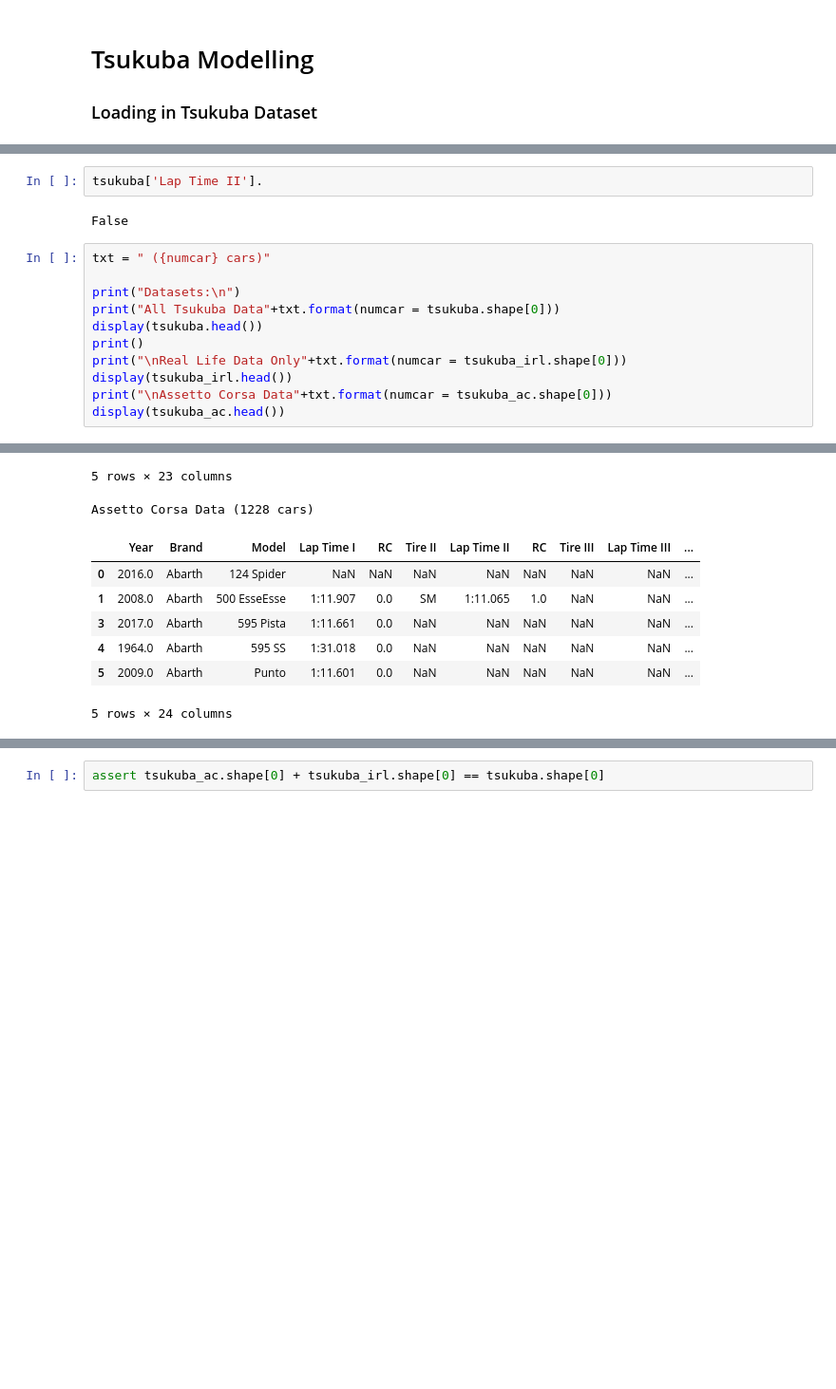
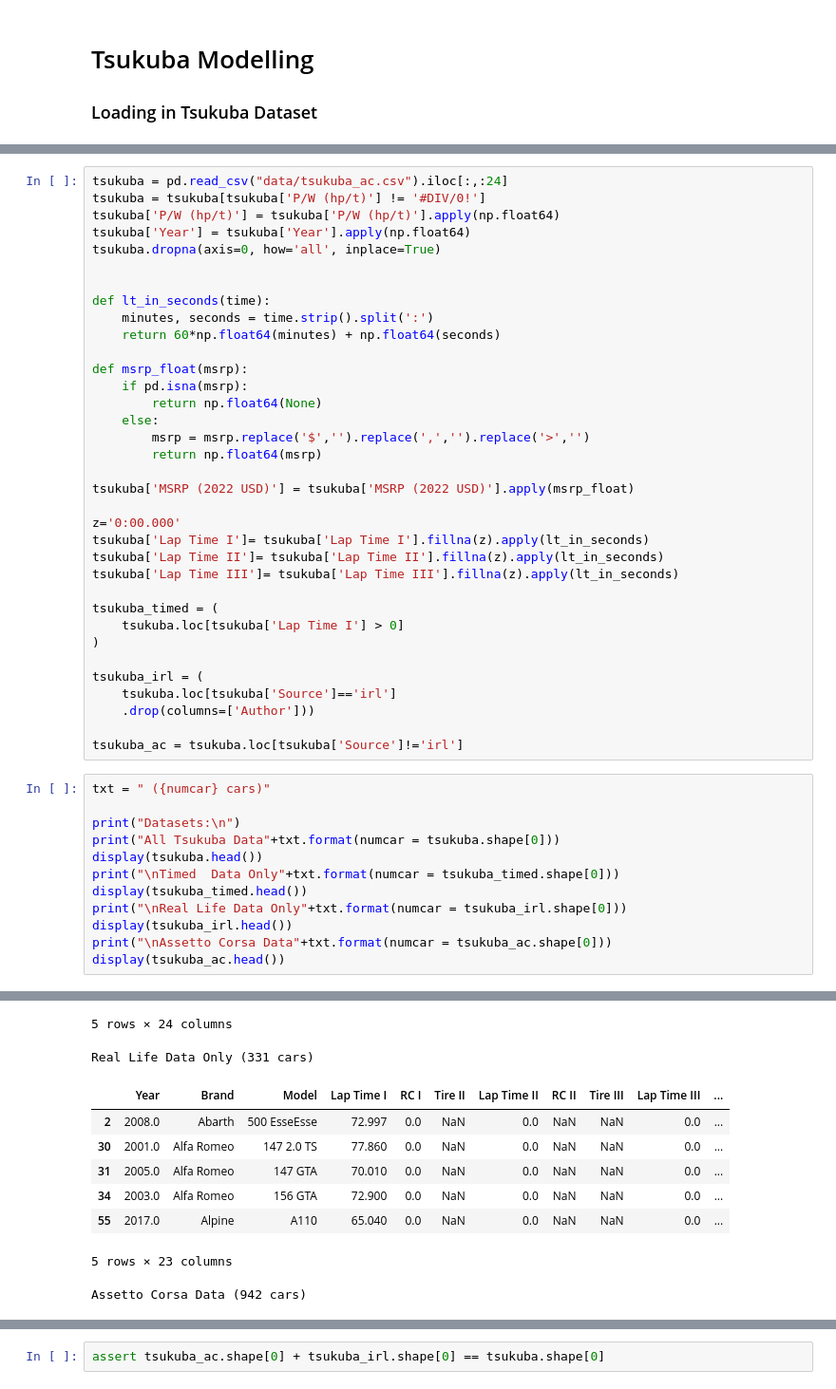
Before and after one commit to zaki1503/tsukuba_modelling, a Jupyter notebook: TsukubaNotebook.ipynb, the cells around one changed output, grey strips where cells are left out. Shown: that part at 95% size. Drawn from its saved outputs; the diff is of its cells as text; blank space fills up the shorter version.

```diff
--- a/TsukubaNotebook.ipynb
+++ b/TsukubaNotebook.ipynb
@@ -58,14 +13,46 @@ Name: Lap Time III, Length: 1459, dtype: float64
-# %%
-tsukuba['Lap Time II'].
-# %% [output]
-False
+# %%
+tsukuba = pd.read_csv("data/tsukuba_ac.csv").iloc[:,:24]
+tsukuba = tsukuba[tsukuba['P/W (hp/t)'] != '#DIV/0!']
+tsukuba['P/W (hp/t)'] = tsukuba['P/W (hp/t)'].apply(np.float64)
+tsukuba['Year'] = tsukuba['Year'].apply(np.float64)
+tsukuba.dropna(axis=0, how='all', inplace=True)
+
+
+def lt_in_seconds(time):
+    minutes, seconds = time.strip().split(':')
+    return 60*np.float64(minutes) + np.float64(seconds)
+
+def msrp_float(msrp):
+    if pd.isna(msrp):
+        return np.float64(None)
+    else:
+        msrp = msrp.replace('$','').replace(',','').replace('>','')
+        return np.float64(msrp)
+
+tsukuba['MSRP (2022 USD)'] = tsukuba['MSRP (2022 USD)'].apply(msrp_float)
+
+z='0:00.000'
+tsukuba['Lap Time I']= tsukuba['Lap Time I'].fillna(z).apply(lt_in_seconds)
+tsukuba['Lap Time II']= tsukuba['Lap Time II'].fillna(z).apply(lt_in_seconds)
+tsukuba['Lap Time III']= tsukuba['Lap Time III'].fillna(z).apply(lt_in_seconds)
+
+tsukuba_timed = (
+    tsukuba.loc[tsukuba['Lap Time I'] > 0]
+)
+
+tsukuba_irl = (
+    tsukuba.loc[tsukuba['Source']=='irl']
+    .drop(columns=['Author']))
+
+tsukuba_ac = tsukuba.loc[tsukuba['Source']!='irl']
 # %%
 txt = " ({numcar} cars)"
 
 print("Datasets:\n")
 print("All Tsukuba Data"+txt.format(numcar = tsukuba.shape[0]))
 display(tsukuba.head())
-print()
+print("\nTimed  Data Only"+txt.format(numcar = tsukuba_timed.shape[0]))
+display(tsukuba_timed.head())
 print("\nReal Life Data Only"+txt.format(numcar = tsukuba_irl.shape[0]))
 display(tsukuba_irl.head())
 print("\nAssetto Corsa Data"+txt.format(numcar = tsukuba_ac.shape[0]))
@@ -91,9 +78,10 @@ Real Life Data Only (231 cars)
-5 rows × 23 columns
+5 rows × 24 columns
-Assetto Corsa Data (1228 cars)
+Real Life Data Only (331 cars)
-|  | Year | Brand | Model | Lap Time I | RC | Tire II | Lap Time II | RC | Tire III | Lap Time III | ... |
-| 0 | 2016.0 | Abarth | 124 Spider | NaN | NaN | NaN | NaN | NaN | NaN | NaN | ... |
-| 1 | 2008.0 | Abarth | 500 EsseEsse | 1:11.907 | 0.0 | SM | 1:11.065 | 1.0 | NaN | NaN | ... |
-| 3 | 2017.0 | Abarth | 595 Pista | 1:11.661 | 0.0 | NaN | NaN | NaN | NaN | NaN | ... |
-| 4 | 1964.0 | Abarth | 595 SS | 1:31.018 | 0.0 | NaN | NaN | NaN | NaN | NaN | ... |
-| 5 | 2009.0 | Abarth | Punto | 1:11.601 | 0.0 | NaN | NaN | NaN | NaN | NaN | ... |
+|  | Year | Brand | Model | Lap Time I | RC I | Tire II | Lap Time II | RC II | Tire III | Lap Time III | ... |
+| 2 | 2008.0 | Abarth | 500 EsseEsse | 72.997 | 0.0 | NaN | 0.0 | NaN | NaN | 0.0 | ... |
+| 30 | 2001.0 | Alfa Romeo | 147 2.0 TS | 77.860 | 0.0 | NaN | 0.0 | NaN | NaN | 0.0 | ... |
+| 31 | 2005.0 | Alfa Romeo | 147 GTA | 70.010 | 0.0 | NaN | 0.0 | NaN | NaN | 0.0 | ... |
+| 34 | 2003.0 | Alfa Romeo | 156 GTA | 72.900 | 0.0 | NaN | 0.0 | NaN | NaN | 0.0 | ... |
+| 55 | 2017.0 | Alpine | A110 | 65.040 | 0.0 | NaN | 0.0 | NaN | NaN | 0.0 | ... |
-5 rows × 24 columns
+5 rows × 23 columns
+Assetto Corsa Data (942 cars)
```
Also changed, not shown: parts of 9 cells of this notebook, 3 other files.
